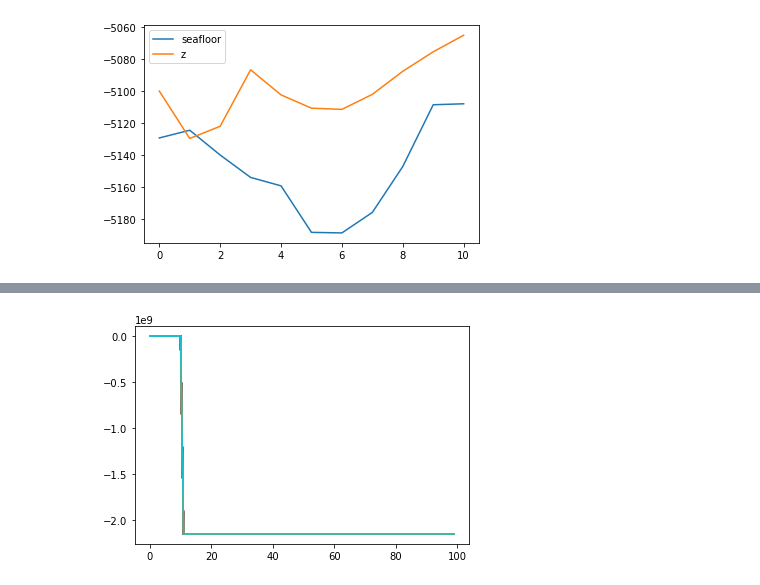
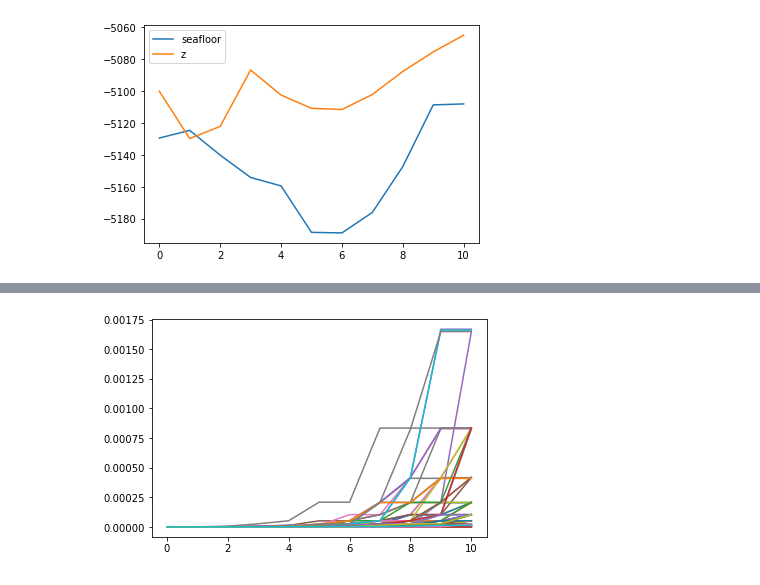
Before and after one commit to OceanParcels/Backtracking_Abyssal_Nanoplastics, a Jupyter notebook: notebooks/regarding_the bottom.ipynb, the cells around one changed output, grey strips where cells are left out. Drawn from its saved outputs; the diff is of its cells as text; code cells hidden in the pictures.

```diff
--- a/notebooks/regarding_the bottom.ipynb
+++ b/notebooks/regarding_the bottom.ipynb
@@ -79,7 +80,7 @@ ax = fig.add_subplot(projection='3d')
 
 ax.plot_surface(sea_lon, sea_lat, sea_floor, alpha=0.8, zorder=0)
 ax.scatter3D(initial_lon, initial_lat, -5100, color='r', s=100, zorder=2000)
-fin = 30
+fin = 100
 for i in range(100):
     ax.plot3D(sim['lon'][i, :fin], sim['lat'][i, :fin], -sim['z'][i, :fin], zorder=2000)
 
@@ -111,7 +112,7 @@ ax = fig.add_subplot()
 im = ax.pcolormesh(sea_lon, sea_lat, sea_floor, shading='auto', vmax=-5000, vmin=-5200)
 # ax.scatter(lon_cluster, lat_cluster)
 # ax.scatter(lon_sample, lat_sample)
-fin = 4
+fin = 100
 for i in range(100):
     ax.plot(sim['lon'][i, :fin], sim['lat'][i, :fin], color='k')
 
@@ -128,7 +128,0 @@ plt.colorbar(im2)
-# %%
-good_v = []
-for i in tqdm(range(100)):
-
-    s = np.where((sim['seafloor'][:, i]/sim['z'][:, i])<= 1)[0]
-    if len(s)!=0:
-        good_v.append(s)
@@ -190,7 +170,7 @@ plt.bar(moi_bathy['nav_lon'][lat_index, lon_range], 5200-moi_bathy['Bathymetry']
 # plt.scatter(initial_lon, -5100)
 plt.plot(moi_bathy['nav_lon'][lat_index, lon_range], -moi_bathy['Bathymetry'][lat_index, lon_range], color='k')
 
-fin = 3
+fin = 50
 for i in range(100):
     plt.plot(sim['lon'][i, :fin], -sim['z'][i, :fin], color='k')
 plt.scatter(initial_lon, -5100, zorder=3)
@@ -210,9 +190,9 @@ plt.scatter(initial_lat, -5100, zorder=3)
 # %%
 for i in range(100):
 #     plt.plot(sim['seafloor'][i, :]/sim['z'][i,:], color='k')
-    plt.plot(sim['in_motion'][i, :])
+    plt.plot(sim['diameter'][i, :])
 
 # plt.axhline(0)
 # plt.ylim(-0.1,1.1)
 # %% [output]
-[figure, old version]
+[figure, new version]
```
Also changed, not shown: parts of 11 cells of this notebook, 5 other files.
